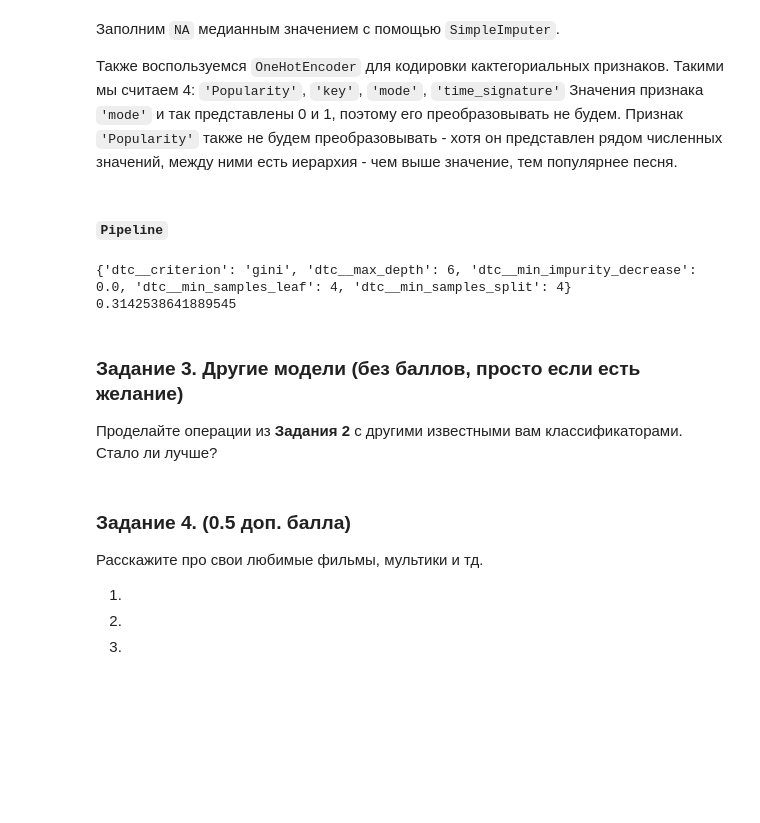
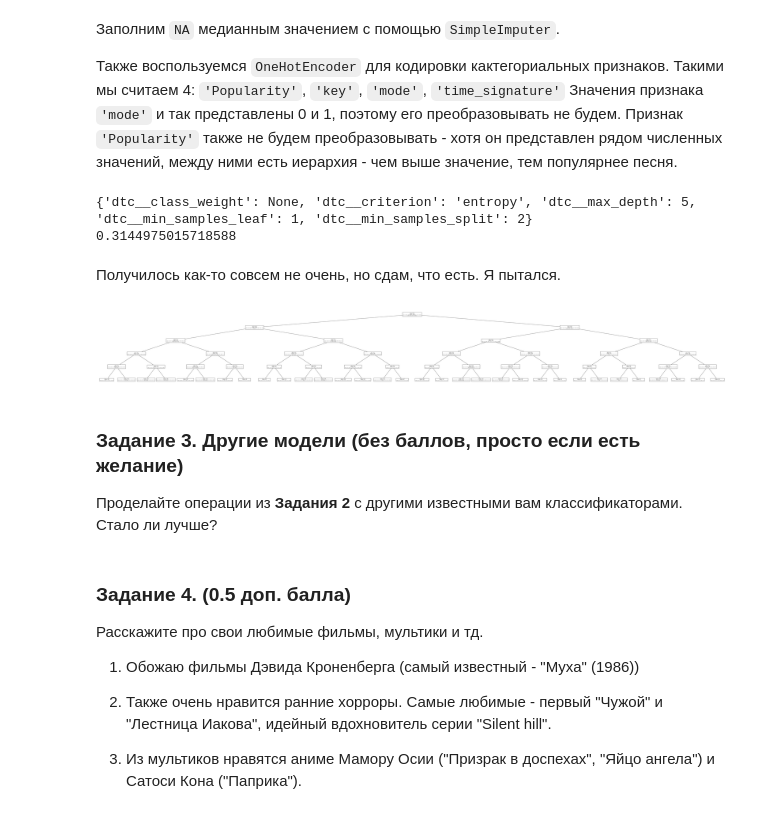
Before and after one commit to angrygeese/BI_ML_2024, a Jupyter notebook: HW4_dt/code/dt_lecture_practice.ipynb, the cells around one changed output. Saved outputs shown, nothing was run; the diff lists cells and outputs as text; code cells hidden in the pictures; blank space fills up the shorter version.

```diff
--- a/HW4_dt/code/dt_lecture_practice.ipynb
+++ b/HW4_dt/code/dt_lecture_practice.ipynb
@@ -107,7 +108,8 @@ Dataframe contains 1069 duplicates.
 # %% [markdown]
 Удалим признак `'Artist Name'` - один и тот же исполнитель может играть в нескольких жанрах. Также удалим `'Track Name'` и `'duration_in min/ms'` - оно содержит слишком много уникальных значений. Кроме того, вряд ли длительность композиции поможет нам определить её жанр.
 # %%
-X_train = X_train.drop(columns=['Artist Name', 'Track Name', 'duration_in min/ms'])
+X_train_corr = X_train.drop(columns=['Artist Name', 'Track Name', 'duration_in min/ms'])[X_train['speechiness'] < 0.75]
+y_train_corr = y_train.loc[X_train_corr.index]
 # %% [markdown]
 ### Задание 2. Обучение дерева решений (10 баллов)
 
@@ -116,11 +118,9 @@ X_train = X_train.drop(columns=['Artist Name', 'Track Name', 'duration_in min/ms
 Заполним `NA` медианным значением с помощью `SimpleImputer`.
 
 Также воспользуемся `OneHotEncoder` для кодировки кактегориальных признаков. Такими мы считаем 4: `'Popularity'`, `'key'`, `'mode'`, `'time_signature'` Значения признака `'mode'` и так представлены 0 и 1, поэтому его преобразовывать не будем. Признак `'Popularity'` также не будем преобразовывать - хотя он представлен рядом численных значений, между ними есть иерархия - чем выше значение, тем популярнее песня.
-# %% [markdown]
-#### `Pipeline`
 # %%
+imp_cols = ['Popularity', 'key', 'instrumentalness']
 cat_cols = ['key', 'time_signature']
-imp_cols = ['Popularity', 'key', 'instrumentalness']
 
 preprocessor = ColumnTransformer(transformers=[
     ('imp', SimpleImputer(missing_values=np.nan, strategy='median'), imp_cols),
@@ -140,38 +140,22 @@ param_grid = {
     'dtc__class_weight': ['balanced', None]
 }
 search = GridSearchCV(dt_pipeline, param_grid, scoring='accuracy')
-search.fit(X_train, y_train)
+search.fit(X_train_corr, y_train_corr)
 
 print(search.best_params_)
 print(search.best_score_)
+# %% [output]
+{'dtc__class_weight': None, 'dtc__criterion': 'entropy', 'dtc__max_depth': 5, 'dtc__min_samples_leaf': 1, 'dtc__min_samples_split': 2}
+0.3144975015718588
-# %%
-cat_cols = ['key', 'time_signature']
-imp_cols = ['Popularity', 'key', 'instrumentalness']
-
-preprocessor = ColumnTransformer(transformers=[
-    ('imp', SimpleImputer(missing_values=np.nan, strategy='median'), imp_cols),
-    ('ohe', OneHotEncoder(drop='first'), cat_cols)
-])
-
-dt_pipeline = Pipeline(steps=[
-    ('preprocessor', preprocessor),
-    ('dtc', DecisionTreeClassifier(class_weight=None))
-])
-
-param_grid = {
-    'dtc__criterion': ['gini', 'entropy', 'log_loss'],
-    'dtc__max_depth': list(range(1, 16)),
-    'dtc__min_samples_leaf': [1, 2, 4],
-    'dtc__min_samples_split': list(range(2, 10)),
-}
-search = GridSearchCV(dt_pipeline, param_grid, scoring='accuracy')
-search.fit(X_train, y_train)
-
-print(search.best_params_)
-print(search.best_score_)
-# %% [output]
-{'dtc__criterion': 'gini', 'dtc__max_depth': 6, 'dtc__min_impurity_decrease': 0.0, 'dtc__min_samples_leaf': 4, 'dtc__min_samples_split': 4}
-0.3142538641889545
+# %% [markdown]
+Получилось как-то совсем не очень, но сдам, что есть. Я пытался.
+# %%
+plt.figure(figsize=(96,12))
+plot_tree(search.best_estimator_['dtc'], fontsize=5);
+# plt.show()
+plt.savefig('tree_high_dpi', dpi=300)
+# %% [output]
+[figure, added]
 # %% [markdown]
 ### Задание 3. Другие модели (без баллов, просто если есть желание)
 
@@ -181,8 +165,8 @@ print(search.best_score_)
 
 Расскажите про свои любимые фильмы, мультики и тд.
 
-1.
+1. Обожаю фильмы Дэвида Кроненберга (самый известный - "Муха" (1986))
 
-2.
+2. Также очень нравится ранние хорроры. Самые любимые - первый "Чужой" и "Лестница Иакова", идейный вдохновитель серии "Silent hill".
 
-3.
+3. Из мультиков нравятся аниме Мамору Осии ("Призрак в доспехах", "Яйцо ангела") и Сатоси Кона ("Паприка").
```
Also changed, not shown: parts of 1 cell of this notebook.
